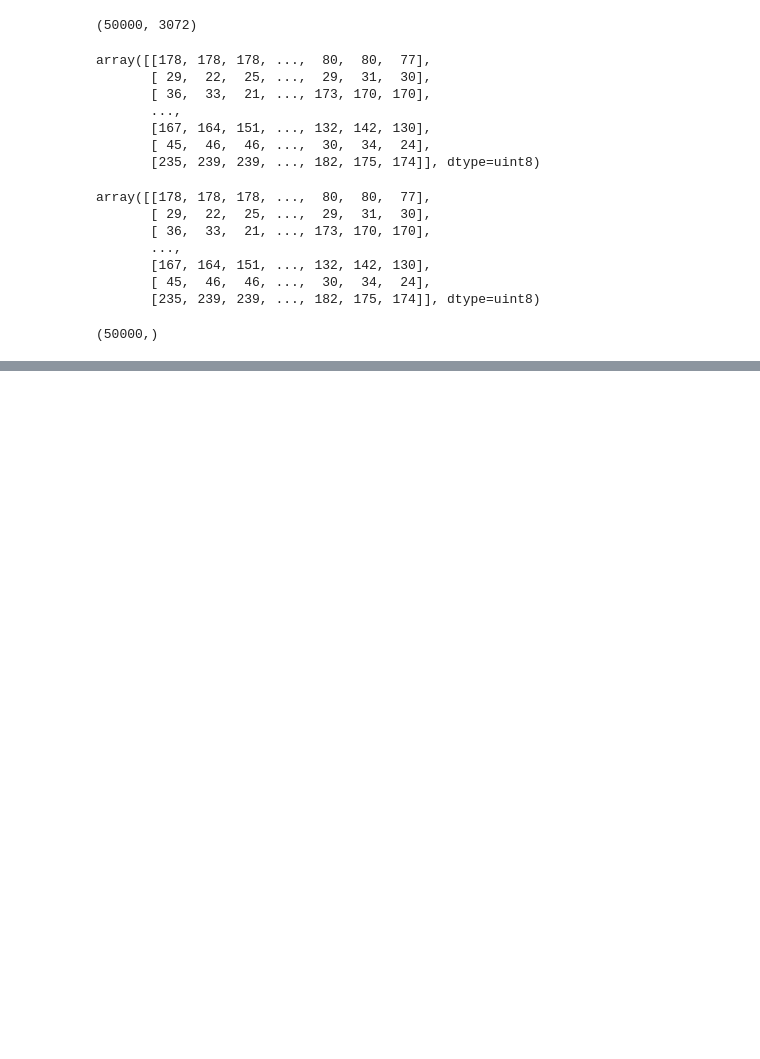
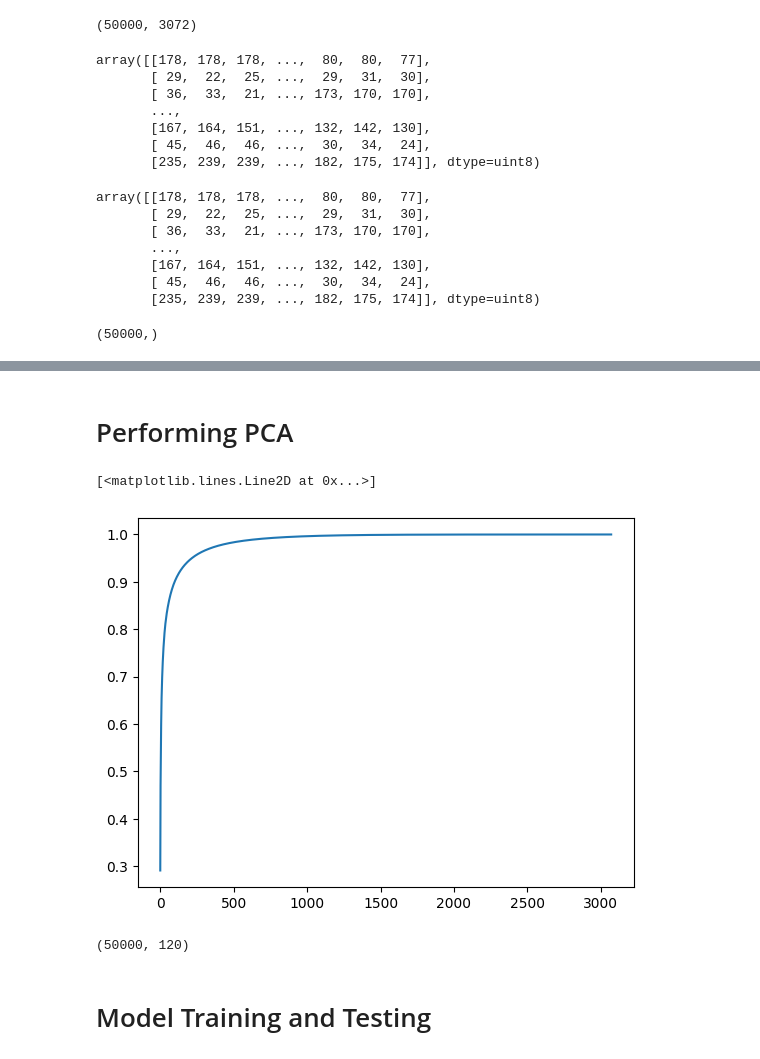
Before and after one commit to HimanshuBhardwaj174/Cifar10, a Jupyter notebook: Cifar10.ipynb, the cells around one changed output, grey strips where cells are left out. Drawn from its saved outputs; the diff is of its cells as text; code cells hidden in the pictures; blank space fills up the shorter version.

```diff
--- a/Cifar10.ipynb
+++ b/Cifar10.ipynb
@@ -119,0 +129,2 @@ Y_train.shape
+# %% [markdown]
+# Performing PCA
@@ -119,0 +133,11 @@ Y_train.shape
+# %%
+pca = PCA(n_components=None)
+x_train_pca = pca.fit_transform(X_train)
+# %%
+p =np.cumsum(pca.explained_variance_ratio_)
+# %%
+import matplotlib.pyplot as plt
+plt.plot(p)
+# %% [output]
+[<matplotlib.lines.Line2D at 0x...>]
+[figure, added]
@@ -119,0 +148,6 @@ Y_train.shape
+# %%
+x_train_pca.shape
+# %% [output]
+(50000, 120)
+# %% [markdown]
+# Model Training and Testing
```
Also changed, not shown: parts of 11 cells of this notebook.
